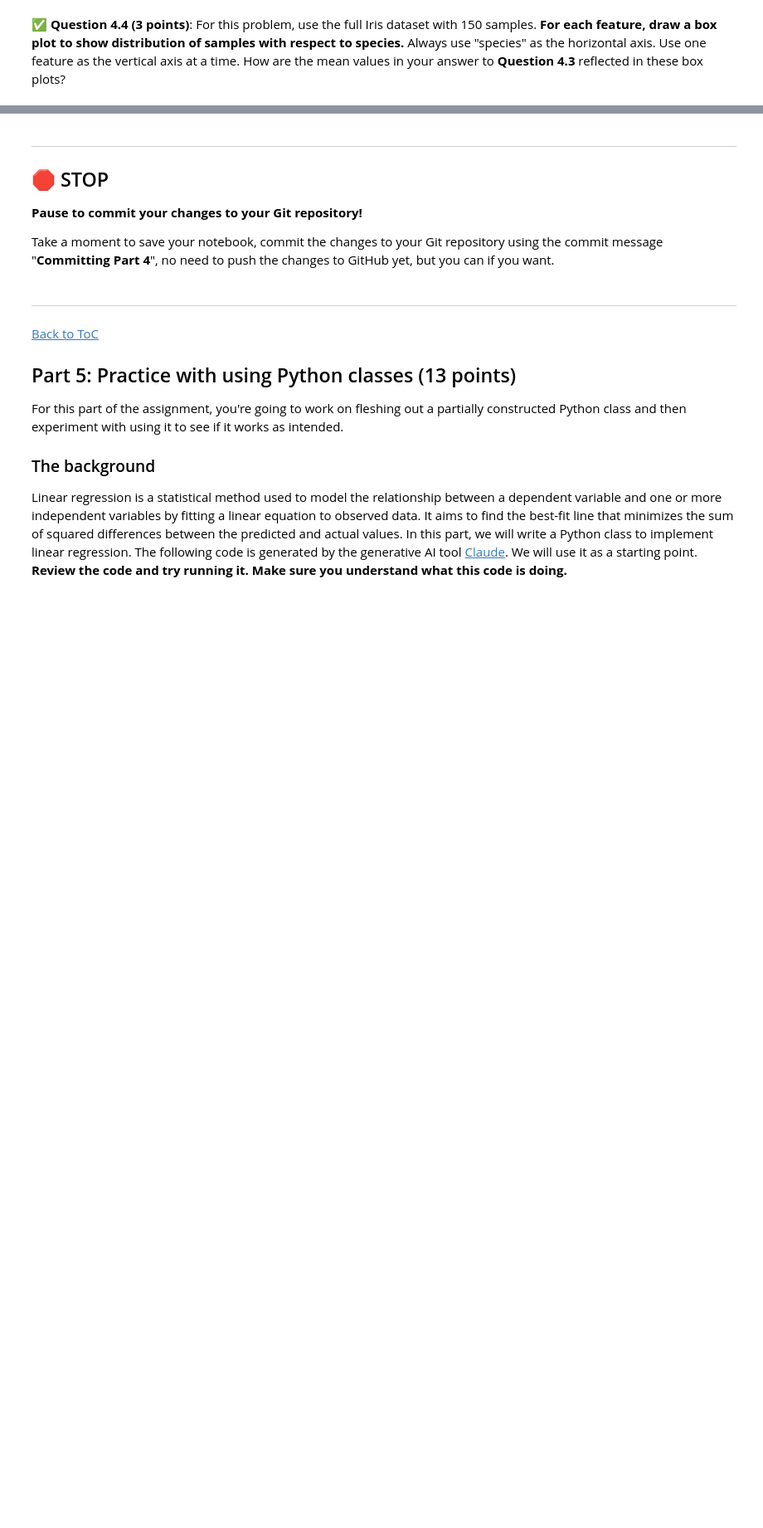
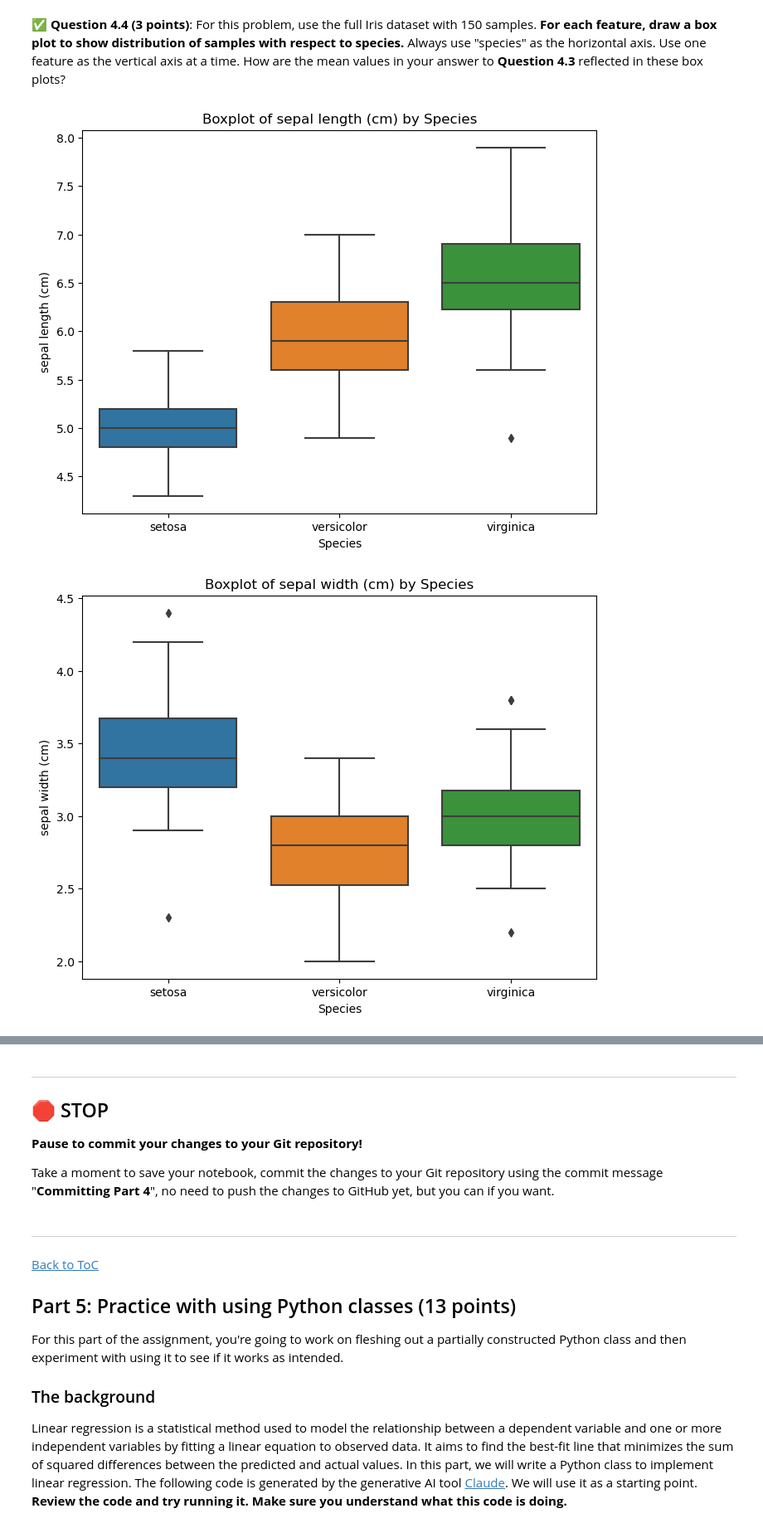
Before and after one commit to NathanZarkowsky/CMSE202-f23-turnin, a Jupyter notebook: hw-01/HW-01_GitPracticeDebuggingPythonPackagesAndClasses-STUDENT.ipynb, the cells around one changed output, grey strips where cells are left out. Shown at 83% size. Cells and saved outputs as stored; diff of their text form; code cells hidden in the pictures; blank space fills up the shorter version.

```diff
--- a/hw-01/HW-01_GitPracticeDebuggingPythonPackagesAndClasses-STUDENT.ipynb
+++ b/hw-01/HW-01_GitPracticeDebuggingPythonPackagesAndClasses-STUDENT.ipynb
@@ -386,0 +423,19 @@ If you do already have it installed, what command did you use to install it?
+# %%
+
+
+iris = load_iris()
+iris_df = pd.DataFrame(data=iris.data, columns=iris.feature_names)
+iris_df['species'] = iris.target
+iris_df['species'] = iris_df['species'].map({0: 'setosa', 1: 'versicolor', 2: 'virginica'})
+
+
+for feature in iris.feature_names:
+    plt.figure(figsize=(8, 6))
+    sns.boxplot(x='species', y=feature, data=iris_df)
+    plt.title(f'Boxplot of {feature} by Species')
+    plt.xlabel('Species')
+    plt.ylabel(feature)
+    plt.show()
+# %% [output]
+[figure, added]
+[figure, added]
```
Also changed, not shown: parts of 8 cells of this notebook.
